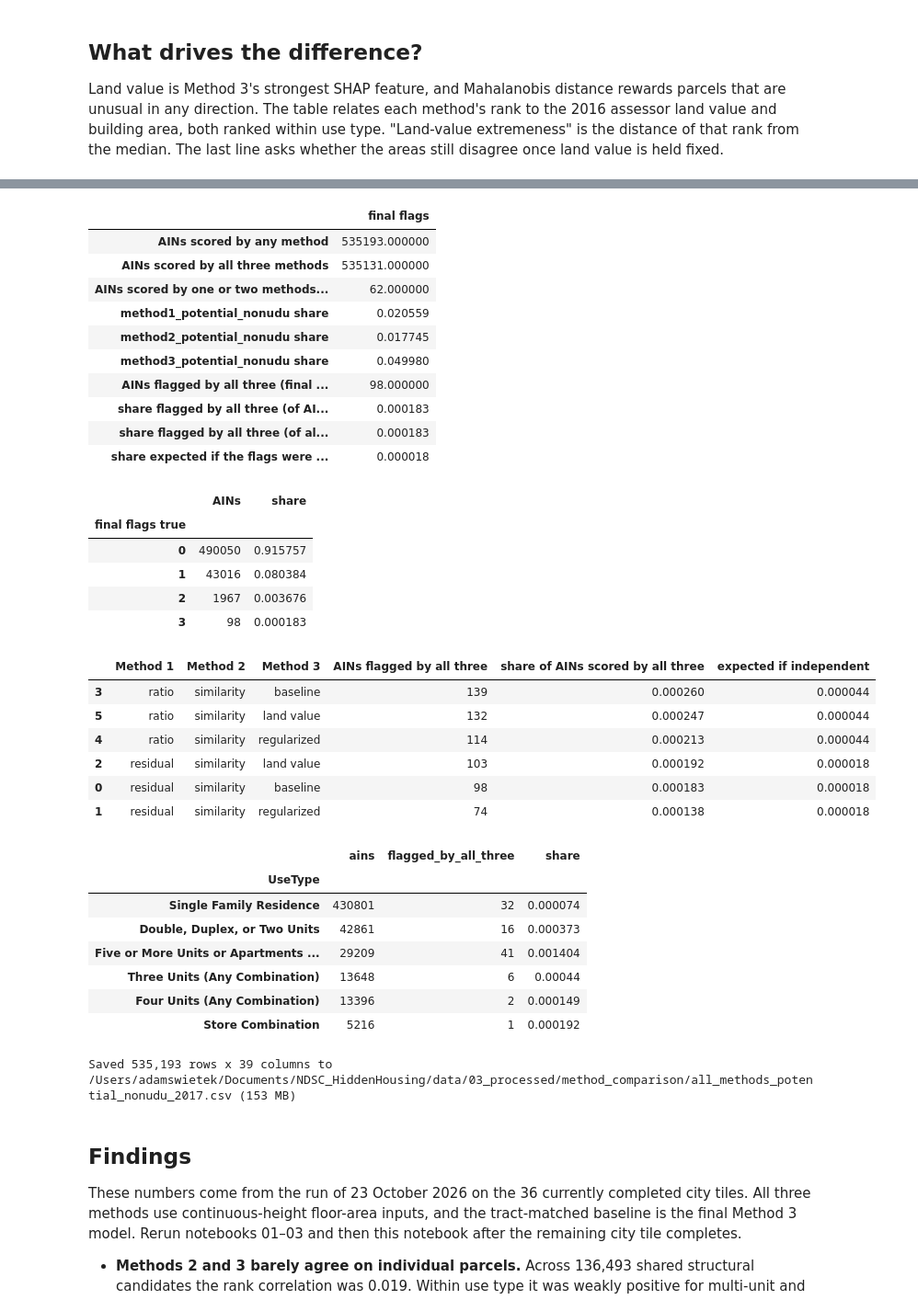
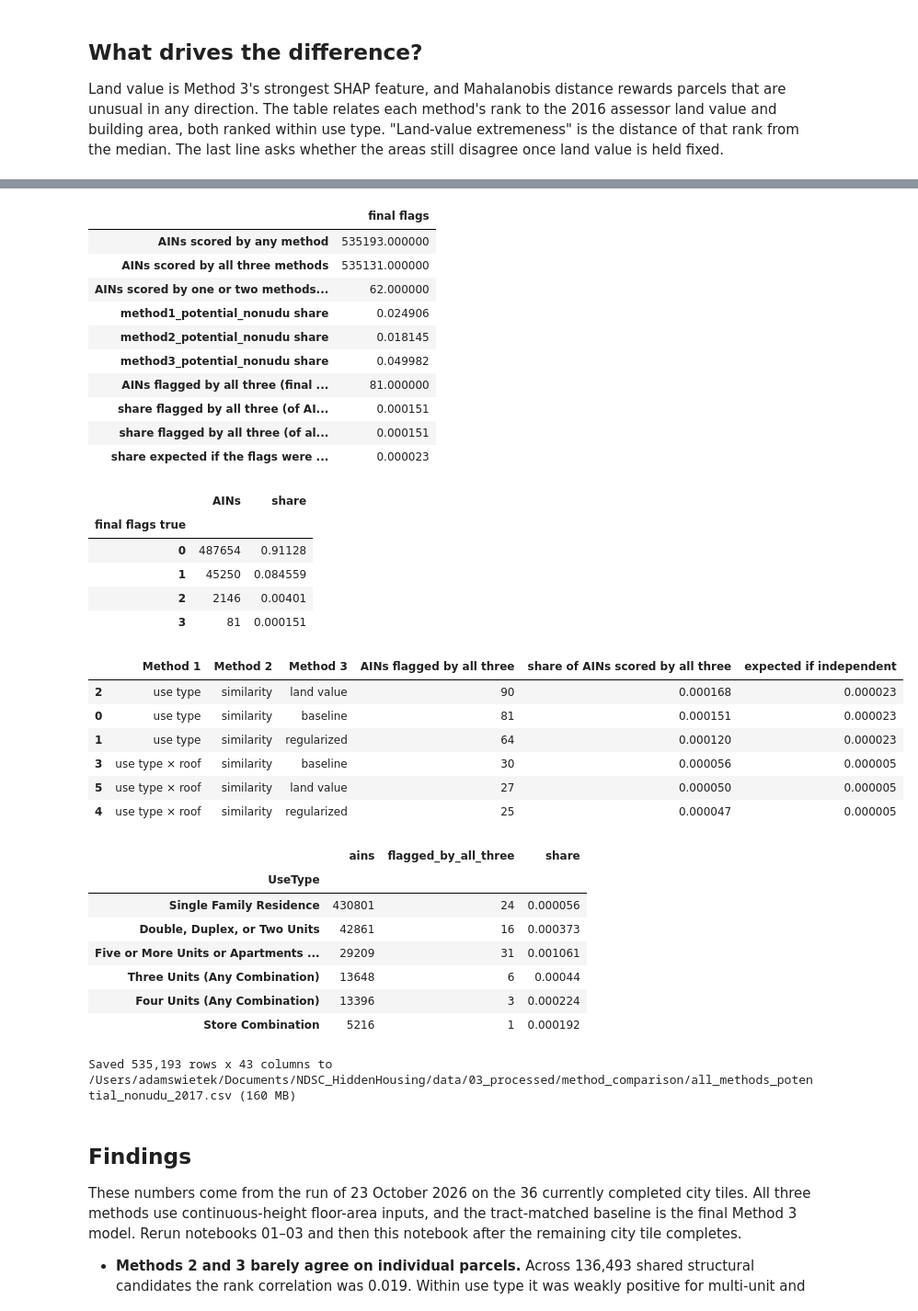
Before and after one commit to AdamSwietek/NDSC_HiddenHousing, a Jupyter notebook: notebooks/methods/04_method2_vs_method3.ipynb, the cells around one changed output, grey strips where cells are left out. Shown at 92% size. Cells and saved outputs as stored; diff of their text form; code cells hidden in the pictures.

```diff
--- a/notebooks/methods/04_method2_vs_method3.ipynb
+++ b/notebooks/methods/04_method2_vs_method3.ipynb
@@ -410,11 +410,15 @@ display(pd.Series({
 METHOD1_COLUMNS = {
     'floor_area_continuous_sqft': 'method1_floor_area_continuous_sqft',
     'raw_residual_sqft': 'method1_residual_sqft',
-    'abs_residual_pct_rank_by_use_type': 'method1_residual_score',
-    'method1_potential_nonudu': 'method1_residual_potential_nonudu',
+    'assessor_sqftmain': 'method1_assessor_sqftmain',
+    'largest_building_roof_type': 'method1_roof_type',
     'floor_area_to_sqft_ratio': 'method1_ratio',
-    'ratio_pct_rank_by_use_type': 'method1_ratio_score',
-    'method1_ratio_potential_nonudu': 'method1_ratio_potential_nonudu',
+    'ratio_distance_from_one': 'method1_ratio_distance_from_one',
+    'eligible_nonnegative_residual': 'method1_nonnegative_residual_eligible',
+    'ratio_similarity_rank_by_use_type': 'method1_ratio_similarity_rank_by_use_type',
+    'method1_potential_nonudu_by_use_type': 'method1_potential_nonudu_by_use_type',
+    'ratio_similarity_rank_by_use_and_roof_type': 'method1_ratio_similarity_rank_by_use_and_roof_type',
+    'method1_potential_nonudu_by_use_and_roof_type': 'method1_potential_nonudu_by_use_and_roof_type',
 }
 METHOD2_COLUMNS = {
     'SpecificUseType': 'method2_use_type',
@@ -463,7 +467,8 @@ all_methods = (
     )
 )
 # Method 1 publishes its residual screen as its final flag (method1_output).
-all_methods['method1_potential_nonudu'] = all_methods['method1_residual_potential_nonudu']
+# The use-type-only 2.5% screen is Method 1's canonical combined-method flag.
+all_methods['method1_potential_nonudu'] = all_methods['method1_potential_nonudu_by_use_type']
 all_methods['UseType'] = all_methods['method3_use_type'].fillna(all_methods['method2_use_type'])
 all_methods['KnownUDU'] = all_methods['method3_known_udu'].fillna(all_methods['method2_known_udu'])
 all_methods['LandValueBand'] = all_methods['LandValueBand'].astype('Int64')
@@ -538,8 +543,8 @@ display(
 # Every combination of one sub-metric flag per method.
 SUBMETRIC_FLAGS = {
     'Method 1': {
-        'residual': 'method1_residual_potential_nonudu',
-        'ratio': 'method1_ratio_potential_nonudu',
+        'use type': 'method1_potential_nonudu_by_use_type',
+        'use type × roof': 'method1_potential_nonudu_by_use_and_roof_type',
     },
     'Method 2': {'similarity': 'method2_potential_nonudu'},
     'Method 3': {
@@ -549,57 +554,57 @@ SUBMETRIC_FLAGS = {
     },
 }
 combinations = []
 for labels in itertools.product(*(options.keys() for options in SUBMETRIC_FLAGS.values())):
     columns = [SUBMETRIC_FLAGS[method][label] for method, label in zip(SUBMETRIC_FLAGS, labels)]
     flags = in_all[columns].fillna(False)
     all_true = flags.all(axis=1)
     combinations.append({
         **dict(zip(SUBMETRIC_FLAGS, labels)),
         'AINs flagged by all three': int(all_true.sum()),
         'share of AINs scored by all three': all_true.mean(),
         'expected if independent': flags.astype(float).mean().prod(),
     })
 display(pd.DataFrame(combinations).sort_values('AINs flagged by all three', ascending=False))
 display(
     in_all.groupby('UseType').agg(
         ains=('AIN', 'size'),
         flagged_by_all_three=('all_methods_potential_nonudu', 'sum'),
     )
     .assign(share=lambda frame: frame['flagged_by_all_three'] / frame['ains'])
     .sort_values('ains', ascending=False)
 )
 # %% [output]
 |  | final flags |
 | AINs scored by any method | 535193.000000 |
 | AINs scored by all three methods | 535131.000000 |
 | AINs scored by one or two methods... | 62.000000 |
-| method1_potential_nonudu share | 0.020559 |
-| method2_potential_nonudu share | 0.017745 |
-| method3_potential_nonudu share | 0.049980 |
-| AINs flagged by all three (final ... | 98.000000 |
-| share flagged by all three (of AI... | 0.000183 |
-| share flagged by all three (of al... | 0.000183 |
-| share expected if the flags were ... | 0.000018 |
+| method1_potential_nonudu share | 0.024906 |
+| method2_potential_nonudu share | 0.018145 |
+| method3_potential_nonudu share | 0.049982 |
+| AINs flagged by all three (final ... | 81.000000 |
+| share flagged by all three (of AI... | 0.000151 |
+| share flagged by all three (of al... | 0.000151 |
+| share expected if the flags were ... | 0.000023 |
 |  | AINs | share |
 | final flags true |  |  |
-| 0 | 490050 | 0.915757 |
-| 1 | 43016 | 0.080384 |
-| 2 | 1967 | 0.003676 |
-| 3 | 98 | 0.000183 |
+| 0 | 487654 | 0.91128 |
+| 1 | 45250 | 0.084559 |
+| 2 | 2146 | 0.00401 |
+| 3 | 81 | 0.000151 |
 |  | Method 1 | Method 2 | Method 3 | AINs flagged by all three | share of AINs scored by all three | expected if independent |
-| 3 | ratio | similarity | baseline | 139 | 0.000260 | 0.000044 |
-| 5 | ratio | similarity | land value | 132 | 0.000247 | 0.000044 |
-| 4 | ratio | similarity | regularized | 114 | 0.000213 | 0.000044 |
-| 2 | residual | similarity | land value | 103 | 0.000192 | 0.000018 |
-| 0 | residual | similarity | baseline | 98 | 0.000183 | 0.000018 |
-| 1 | residual | similarity | regularized | 74 | 0.000138 | 0.000018 |
+| 2 | use type | similarity | land value | 90 | 0.000168 | 0.000023 |
+| 0 | use type | similarity | baseline | 81 | 0.000151 | 0.000023 |
+| 1 | use type | similarity | regularized | 64 | 0.000120 | 0.000023 |
+| 3 | use type × roof | similarity | baseline | 30 | 0.000056 | 0.000005 |
+| 5 | use type × roof | similarity | land value | 27 | 0.000050 | 0.000005 |
+| 4 | use type × roof | similarity | regularized | 25 | 0.000047 | 0.000005 |
 |  | ains | flagged_by_all_three | share |
 | UseType |  |  |  |
-| Single Family Residence | 430801 | 32 | 0.000074 |
+| Single Family Residence | 430801 | 24 | 0.000056 |
 | Double, Duplex, or Two Units | 42861 | 16 | 0.000373 |
-| Five or More Units or Apartments ... | 29209 | 41 | 0.001404 |
+| Five or More Units or Apartments ... | 29209 | 31 | 0.001061 |
 | Three Units (Any Combination) | 13648 | 6 | 0.00044 |
-| Four Units (Any Combination) | 13396 | 2 | 0.000149 |
+| Four Units (Any Combination) | 13396 | 3 | 0.000224 |
 | Store Combination | 5216 | 1 | 0.000192 |
 # %%
 # Combined AIN-level table; see notebooks/methods/DATA_DICTIONARY.md for every column.
@@ -611,7 +616,7 @@ print(
     f'({ALL_METHODS_CSV.stat().st_size / 1e6:.0f} MB)'
 )
 # %% [output]
-Saved 535,193 rows x 39 columns to /Users/adamswietek/Documents/NDSC_HiddenHousing/data/03_processed/method_comparison/all_methods_potential_nonudu_2017.csv (153 MB)
+Saved 535,193 rows x 43 columns to /Users/adamswietek/Documents/NDSC_HiddenHousing/data/03_processed/method_comparison/all_methods_potential_nonudu_2017.csv (160 MB)
 # %% [markdown]
 ## Findings
 
```
Also changed, not shown: parts of 9 cells of this notebook, 5 other files.
